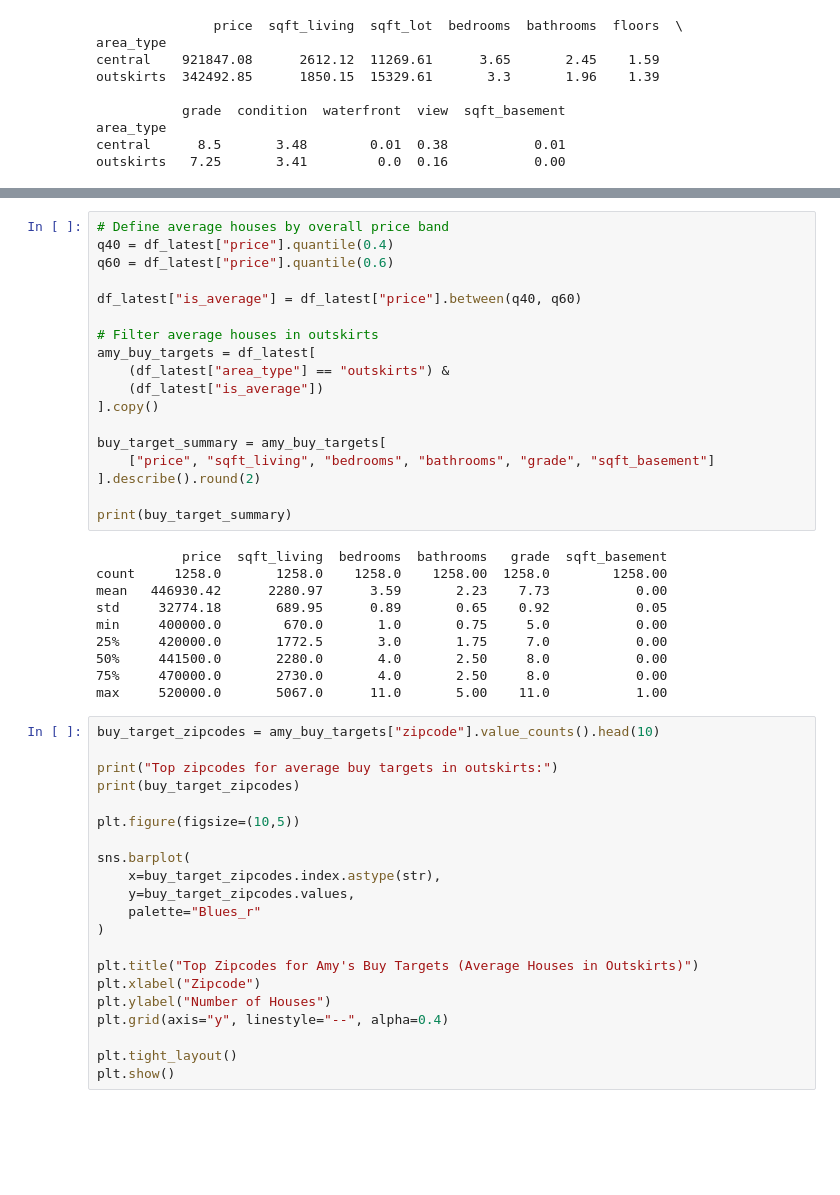
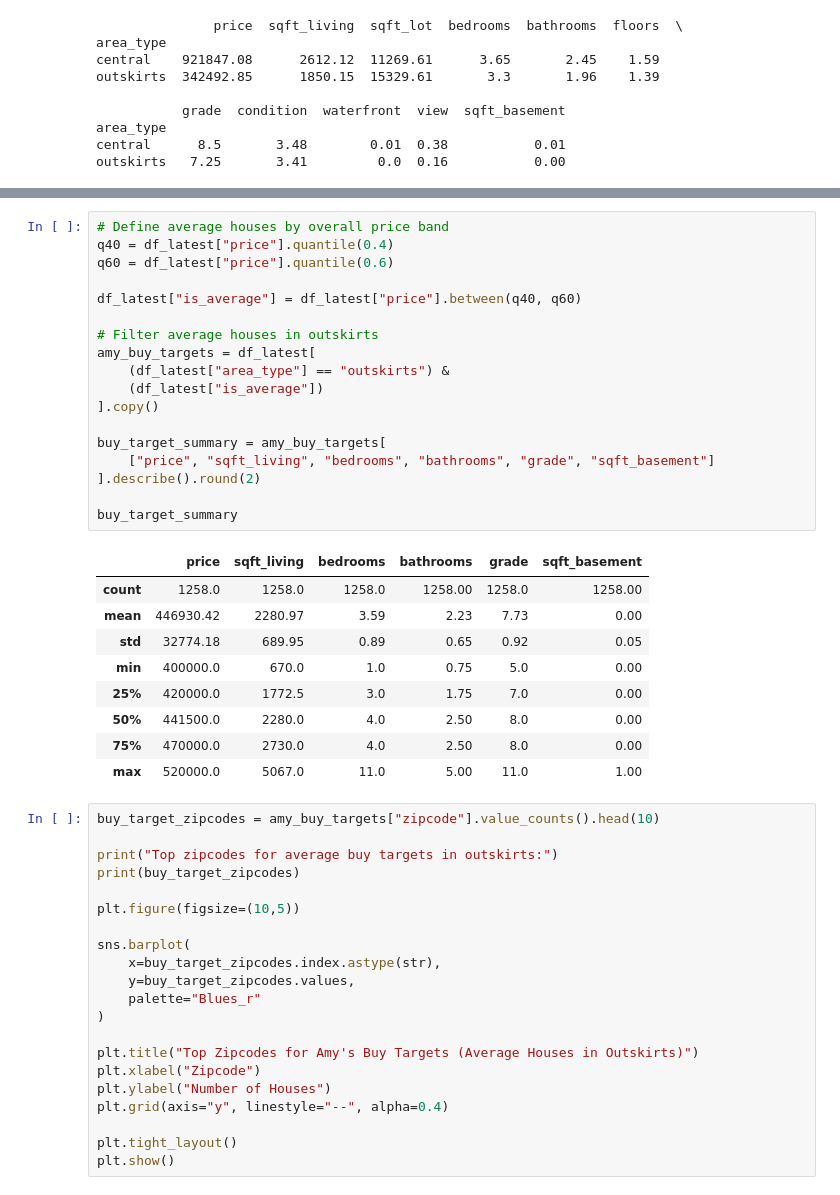
Before and after one commit to lingriosmichael/eda_template, a Jupyter notebook: eda_project.ipynb, the cells around one changed output, grey strips where cells are left out. Drawn from its saved outputs; the diff is of its cells as text; blank space fills up the shorter version.

```diff
--- a/eda_project.ipynb
+++ b/eda_project.ipynb
@@ -638,31 +673,31 @@ outskirts   7.25       3.41         0.0  0.16           0.00
 # %%
 # Define average houses by overall price band
 q40 = df_latest["price"].quantile(0.4)
 q60 = df_latest["price"].quantile(0.6)
 
 df_latest["is_average"] = df_latest["price"].between(q40, q60)
 
 # Filter average houses in outskirts
 amy_buy_targets = df_latest[
     (df_latest["area_type"] == "outskirts") &
     (df_latest["is_average"])
 ].copy()
 
 buy_target_summary = amy_buy_targets[
     ["price", "sqft_living", "bedrooms", "bathrooms", "grade", "sqft_basement"]
 ].describe().round(2)
 
-print(buy_target_summary)
+buy_target_summary
 # %% [output]
-           price  sqft_living  bedrooms  bathrooms   grade  sqft_basement
-count     1258.0       1258.0    1258.0    1258.00  1258.0        1258.00
-mean   446930.42      2280.97      3.59       2.23    7.73           0.00
-std     32774.18       689.95      0.89       0.65    0.92           0.05
-min     400000.0        670.0       1.0       0.75     5.0           0.00
-25%     420000.0       1772.5       3.0       1.75     7.0           0.00
-50%     441500.0       2280.0       4.0       2.50     8.0           0.00
-75%     470000.0       2730.0       4.0       2.50     8.0           0.00
-max     520000.0       5067.0      11.0       5.00    11.0           1.00
+|  | price | sqft_living | bedrooms | bathrooms | grade | sqft_basement |
+| count | 1258.0 | 1258.0 | 1258.0 | 1258.00 | 1258.0 | 1258.00 |
+| mean | 446930.42 | 2280.97 | 3.59 | 2.23 | 7.73 | 0.00 |
+| std | 32774.18 | 689.95 | 0.89 | 0.65 | 0.92 | 0.05 |
+| min | 400000.0 | 670.0 | 1.0 | 0.75 | 5.0 | 0.00 |
+| 25% | 420000.0 | 1772.5 | 3.0 | 1.75 | 7.0 | 0.00 |
+| 50% | 441500.0 | 2280.0 | 4.0 | 2.50 | 8.0 | 0.00 |
+| 75% | 470000.0 | 2730.0 | 4.0 | 2.50 | 8.0 | 0.00 |
+| max | 520000.0 | 5067.0 | 11.0 | 5.00 | 11.0 | 1.00 |
 # %%
 buy_target_zipcodes = amy_buy_targets["zipcode"].value_counts().head(10)
 
```
Also changed, not shown: parts of 7 cells of this notebook.
